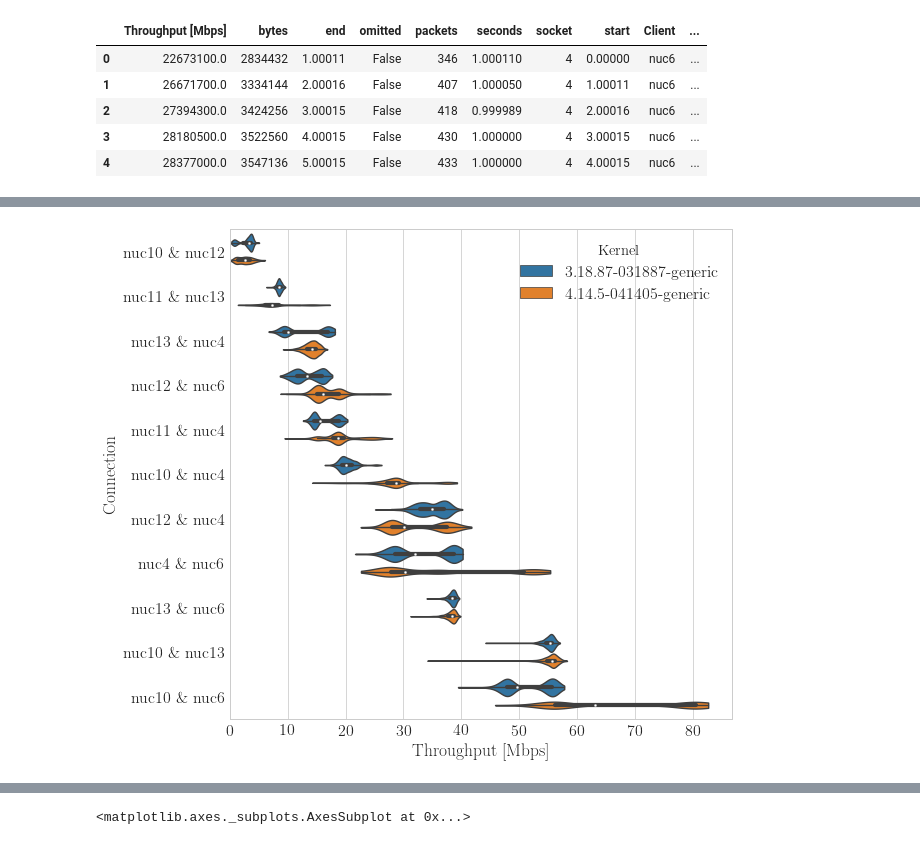
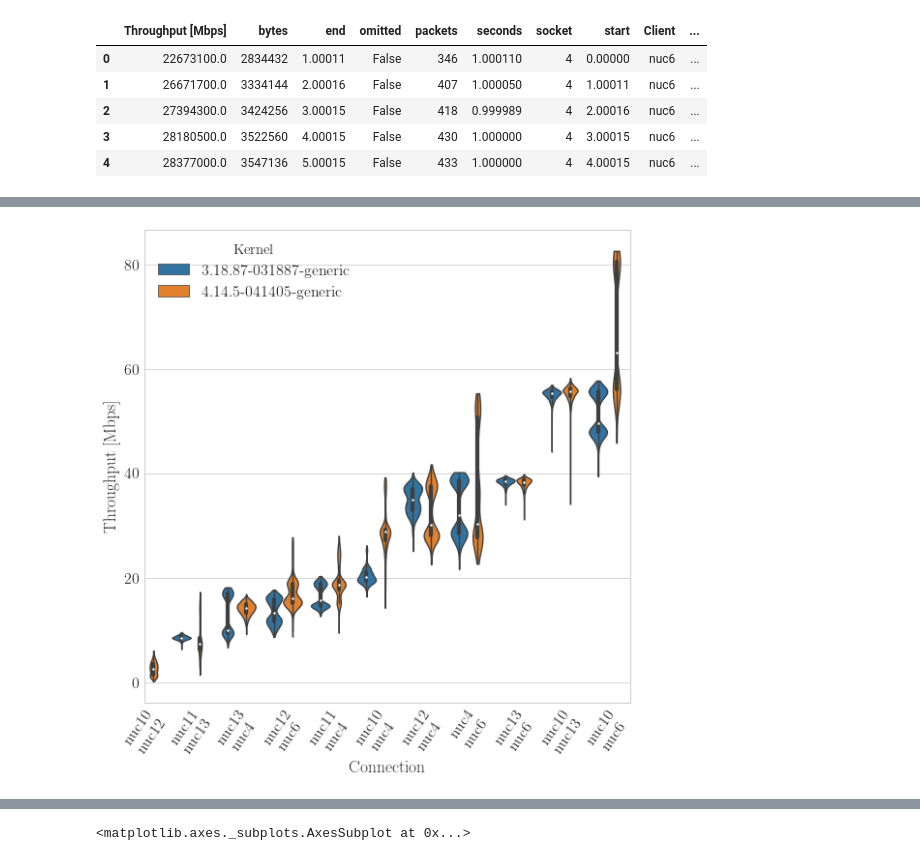
Before and after one commit to mchwalisz/walker, a Jupyter notebook: analysis/Connectivity Analysis.ipynb, the cells around one changed output, grey strips where cells are left out. Saved outputs shown, nothing was run; the diff lists cells and outputs as text; code cells hidden in the pictures.

```diff
--- a/analysis/Connectivity Analysis.ipynb
+++ b/analysis/Connectivity Analysis.ipynb
@@ -94,18 +100,20 @@ fig.savefig(str(results_folder / 'throughput_kernels.pdf'), transparent=False, b
 # %%
 fig, ax = plt.subplots(figsize=(9,9))
 
 sns.violinplot(
-    x='Throughput [Mbps]',
-    y='Connection',
+    y='Throughput [Mbps]',
+    x='Connection',
     hue='Kernel',
     data=df,
     showfliers=False,
 #     split=True,
     cut=0,
     order=list(df.groupby('Connection')['Throughput [Mbps]'].describe().sort_values('mean').index),
     hue_order=sorted(df['Kernel'].unique()),
 );
 ax.set_xlim([0, None])
-ax.xaxis.set_major_formatter(an.bitrate_formatter)
+plt.xticks(rotation=55)
+ax.yaxis.set_major_formatter(an.bitrate_formatter)
+# ax.xaxis.set_major_formatter(an.bitrate_formatter)
 # %% [output]
-[figure, old version]
+[figure, new version]
```
Also changed, not shown: parts of 12 cells of this notebook, 2 other files.
